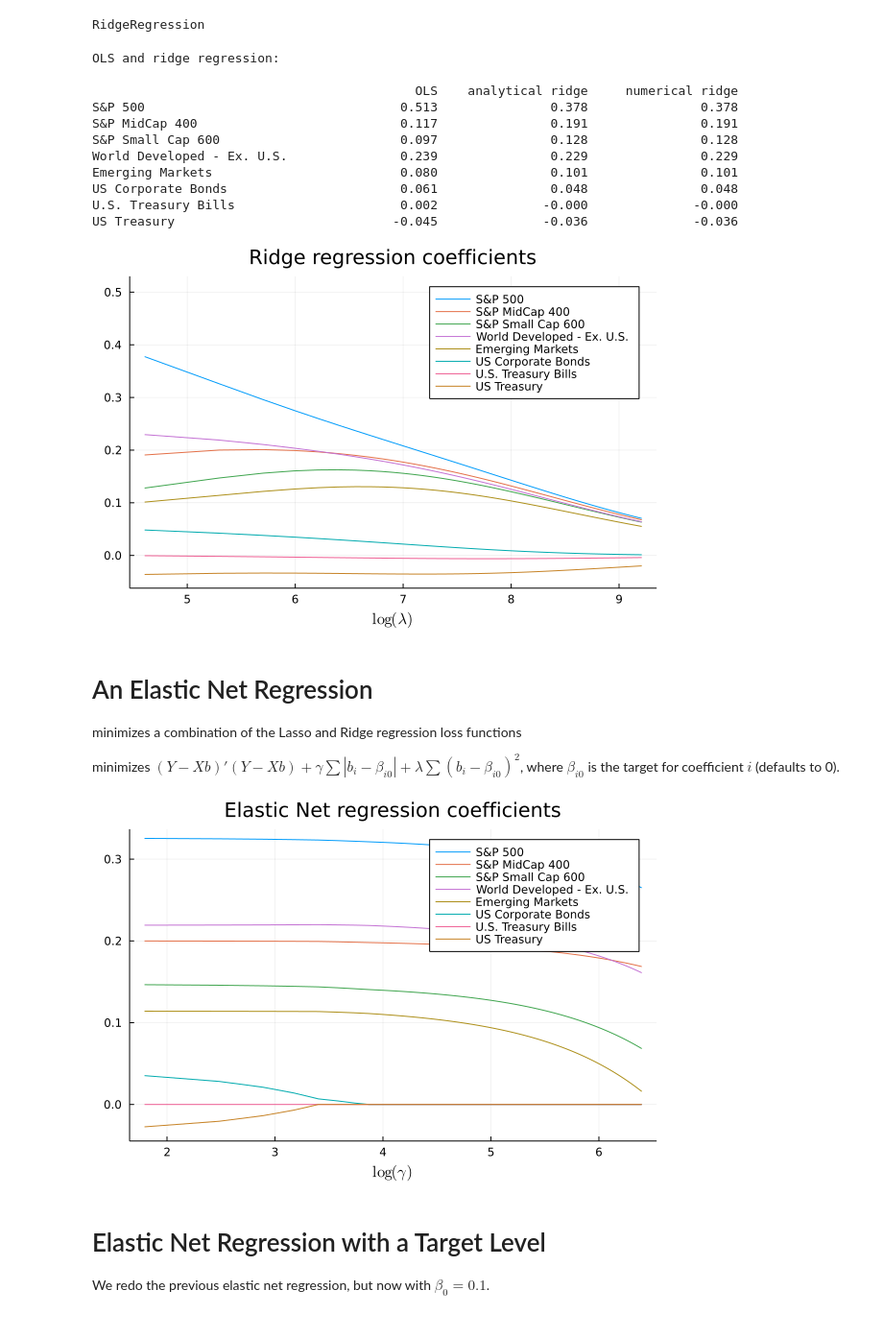
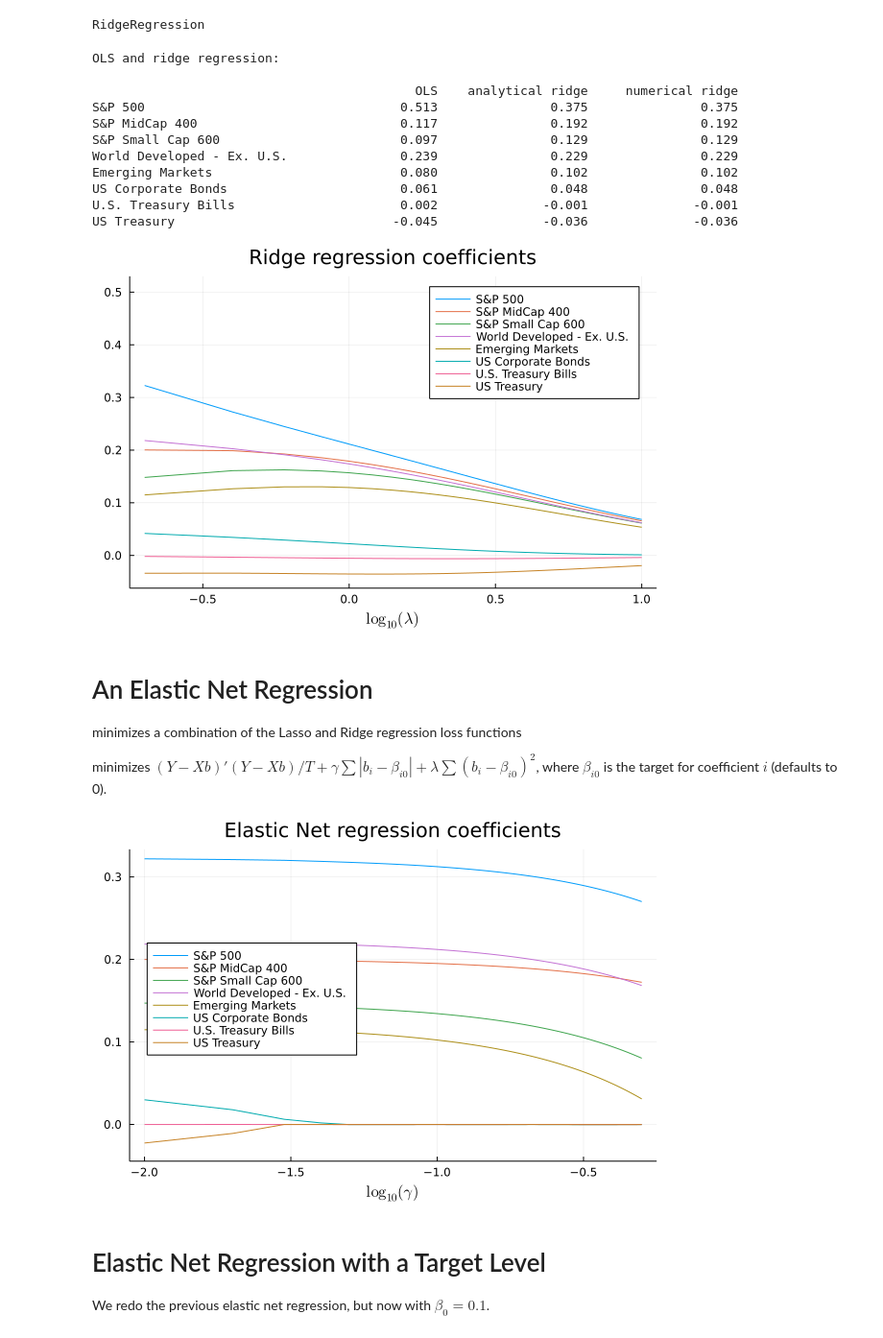
Before and after one commit to PaulSoderlind/FinancialEconometrics, a Jupyter notebook: Ch07_OLS_Lasso.ipynb, the cells around one changed output. Shown: that part at 96% size. Drawn from its saved outputs; the diff is of its cells as text; code cells hidden in the pictures.

```diff
--- a/Ch07_OLS_Lasso.ipynb
+++ b/Ch07_OLS_Lasso.ipynb
@@ -115,8 +119,8 @@ We now loop over $\gamma$ values.
 
 Remark: it would be quicker to put this loop inside the `LassoEN()` function so as to not recreate `L1`-`L4`.
 # %%
-nγ = 101
-γM = range(0,600,length=nγ)
+nγ = 51
+γM = range(0,0.5,length=nγ)
 
 bLasso   = fill(NaN,size(X,2),nγ)
 for i = 1:nγ
@@ -152,8 +157,8 @@ end
 RidgeRegression
 # %%
 b_LS     = X\Y
-b_ridge  = RidgeRegression(Y,X,100)
-b_ridge2, = LassoEN(Y,X,0,100)
+b_ridge  = RidgeRegression(Y,X,0.1)
+b_ridge2, = LassoEN(Y,X,0,0.1)
 
 printblue("OLS and ridge regression:\n")
 printmat([b_ls b_ridge b_ridge2],colNames=["OLS","analytical ridge","numerical ridge"],rowNames=IndNames,width=20)
@@ -161,12 +166,12 @@ printmat([b_ls b_ridge b_ridge2],colNames=["OLS","analytical ridge","numerical r
 OLS and ridge regression:
 
                                            OLS    analytical ridge     numerical ridge
-S&P 500                                  0.513               0.378               0.378
-S&P MidCap 400                           0.117               0.191               0.191
-S&P Small Cap 600                        0.097               0.128               0.128
+S&P 500                                  0.513               0.375               0.375
+S&P MidCap 400                           0.117               0.192               0.192
+S&P Small Cap 600                        0.097               0.129               0.129
 World Developed - Ex. U.S.               0.239               0.229               0.229
-Emerging Markets                         0.080               0.101               0.101
+Emerging Markets                         0.080               0.102               0.102
 US Corporate Bonds                       0.061               0.048               0.048
-U.S. Treasury Bills                      0.002              -0.000              -0.000
+U.S. Treasury Bills                      0.002              -0.001              -0.001
 US Treasury                             -0.045              -0.036              -0.036
 # %%
@@ -178,18 +183,18 @@ for i = 1:nλ
     bridge[:,i] = RidgeRegression(Y,X,λM[i])
 end
 # %%
-p1 = plot( log.(λM),bridge',
+p1 = plot( log10.(λM),bridge',
            title = "Ridge regression coefficients",
-           xlabel = L"\log(\lambda)",
+           xlabel = L"\log_{10}(\lambda)",
            label = permutedims(IndNames),
            size = (600,400) )
 display(p1)
 # %% [output]
-[figure, old version]
+[figure, new version]
 # %% [markdown]
 # An Elastic Net Regression
 
 minimizes a combination of the Lasso and Ridge regression loss functions
 
-minimizes $(Y-Xb)'(Y-Xb) + \gamma \sum |b_i-\beta_{i0}| + \lambda \sum (b_i-\beta_{i0})^2$, where $\beta_{i0}$ is the target for coefficient $i$ (defaults to 0).
+minimizes $(Y-Xb)'(Y-Xb)/T + \gamma \sum |b_i-\beta_{i0}| + \lambda \sum (b_i-\beta_{i0})^2$, where $\beta_{i0}$ is the target for coefficient $i$ (defaults to 0).
 # %%
@@ -200,14 +205,15 @@ for i = 1:nγ
     bEN[:,i], = LassoEN(Y,X,γM[i],λ)
 end
 # %%
-p1 = plot( log.(γM),bEN',
+p1 = plot( log10.(γM),bEN',
            title = "Elastic Net regression coefficients",
-           xlabel = L"\log(\gamma)",
+           xlabel = L"\log_{10}(\gamma)",
            label = permutedims(IndNames),
+           legend = :left,
            size = (600,400) )
 display(p1)
 # %% [output]
-[figure, old version]
+[figure, new version]
 # %% [markdown]
 # Elastic Net Regression with a Target Level
 
```
Also changed, not shown: parts of 9 cells of this notebook.
